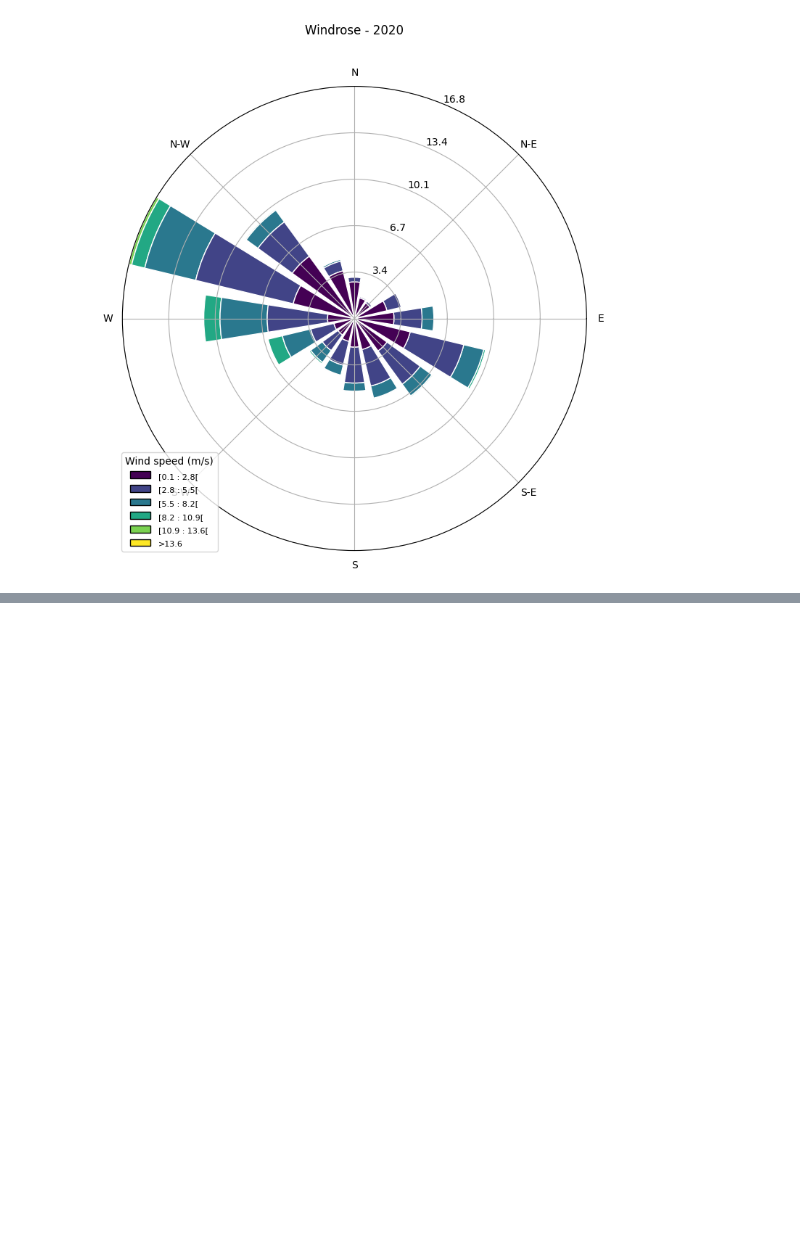
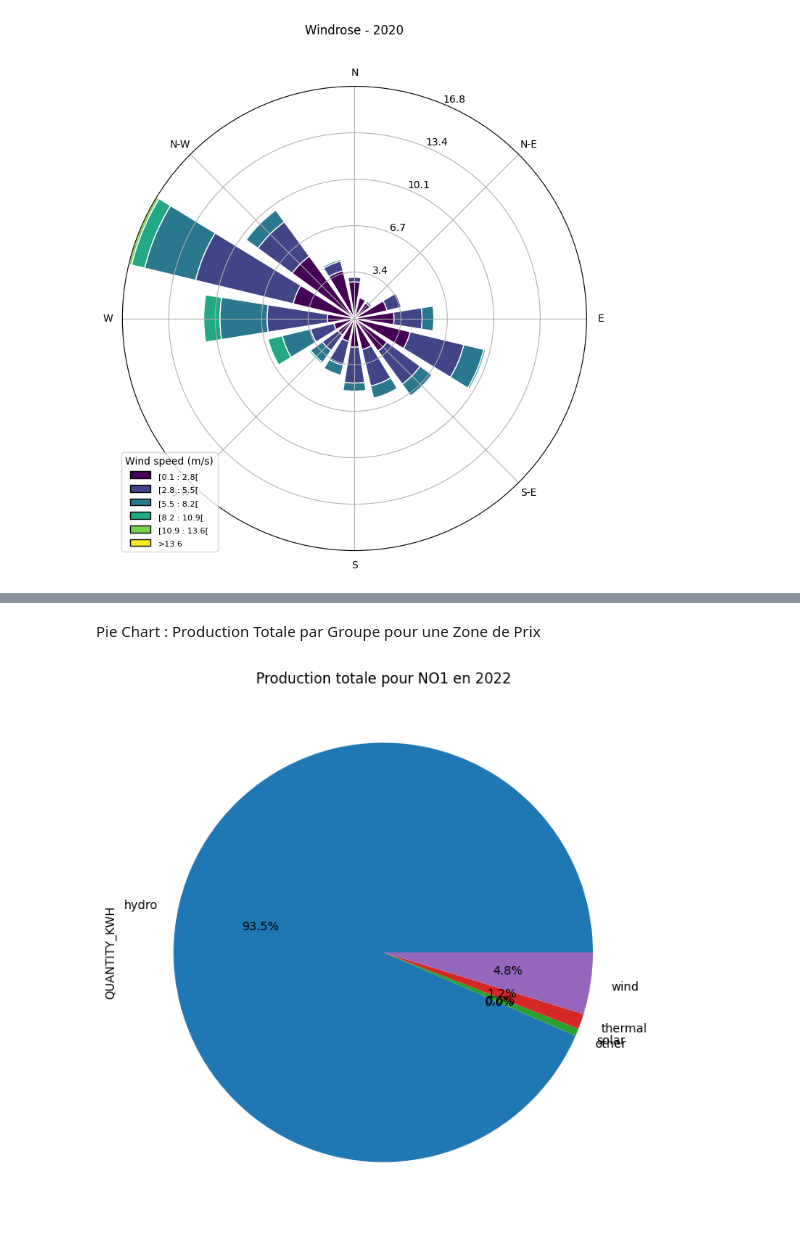
Before and after one commit to Ficus22/IND320-ProjectWork, a Jupyter notebook: Notebook/notebook-project1.ipynb, the cells around one changed output, grey strips where cells are left out. Drawn from its saved outputs; the diff is of its cells as text; code cells hidden in the pictures; blank space fills up the shorter version.

Commit message:
Add elhub_data, Notebook modif, Add a fourth page to the app

```diff
--- a/Notebook/notebook-project1.ipynb
+++ b/Notebook/notebook-project1.ipynb
@@ -354,0 +556,14 @@ plt.show()
+# %%
+# Charger le CSV
+df = pd.read_csv("data/elhub_data.csv")
+
+# Afficher les premières lignes pour vérifier la structure
+print(df.head())
+
+# Convertir les colonnes de temps en datetime
+df["START_TIME"] = pd.to_datetime(df["START_TIME"].str[:-6])
+df["END_TIME"] = pd.to_datetime(df["END_TIME"].str[:-6])
+df["LAST_UPDATE_TIME"] = pd.to_datetime(df["LAST_UPDATE_TIME"].str[:-6])
+
+# Afficher les types de données
+print(df.dtypes)
@@ -354,0 +590,4 @@ plt.show()
+# %%
+# Sélectionner les colonnes nécessaires
+df_clean = df[["START_TIME", "PRICE_AREA", "PRODUCTION_GROUP", "QUANTITY_KWH"]]
+print(df_clean.head())
@@ -354,0 +601,19 @@ plt.show()
+# %% [markdown]
+Pie Chart : Production Totale par Groupe pour une Zone de Prix
+# %%
+import matplotlib.pyplot as plt
+
+# Filtrer pour une zone de prix (ex: "NO1")
+price_area = "NO1"
+df_filtered = df_clean[df_clean["PRICE_AREA"] == price_area]
+
+# Grouper par PRODUCTION_GROUP et sommer la quantité
+production_by_group = df_filtered.groupby("PRODUCTION_GROUP")["QUANTITY_KWH"].sum()
+
+# Créer le pie chart
+plt.figure(figsize=(8, 8))
+production_by_group.plot.pie(autopct='%1.1f%%')
+plt.title(f"Production totale pour {price_area} en 2022")
+plt.show()
+# %% [output]
+[figure, added]
```
Also changed, not shown: parts of 36 cells of this notebook, 2 other files.
